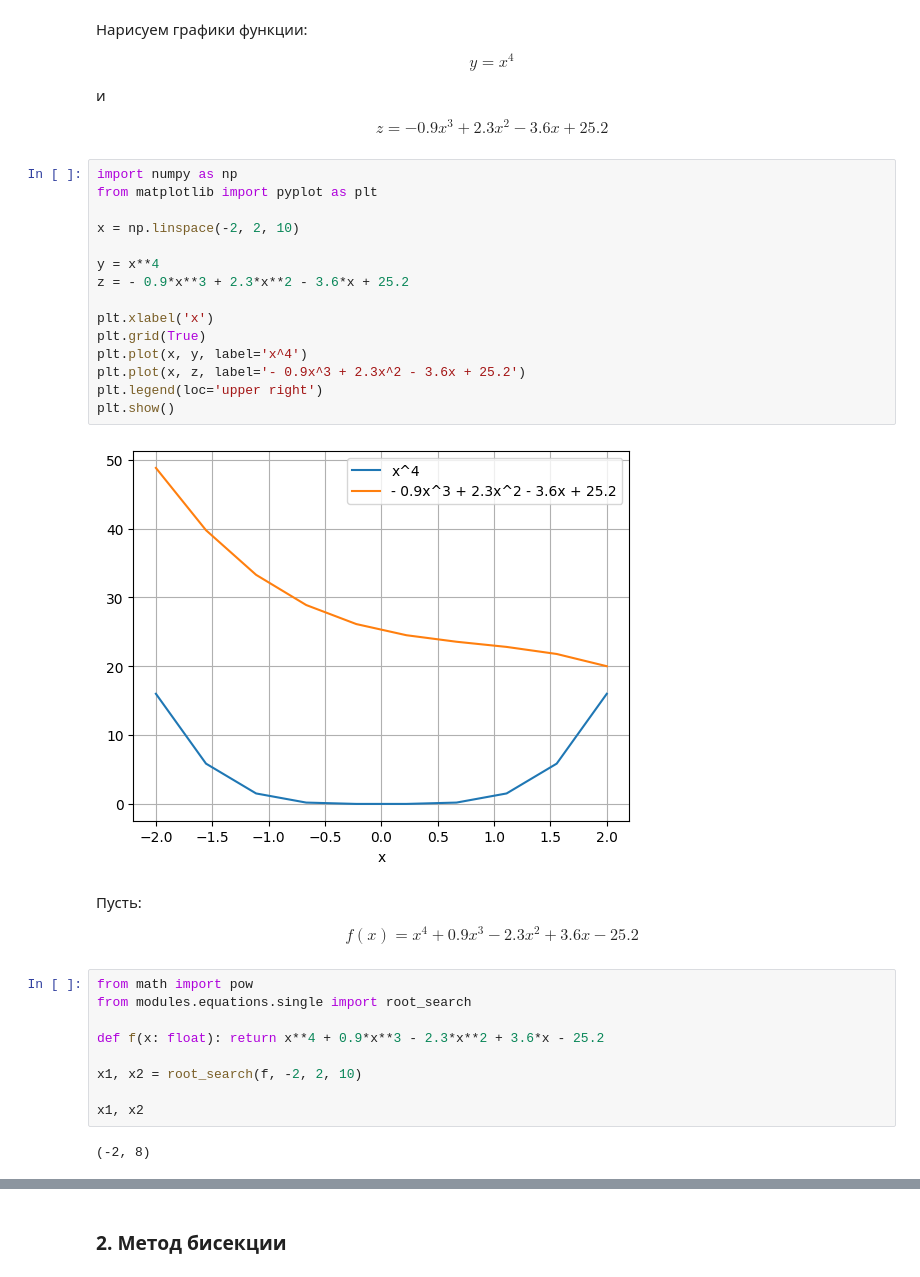
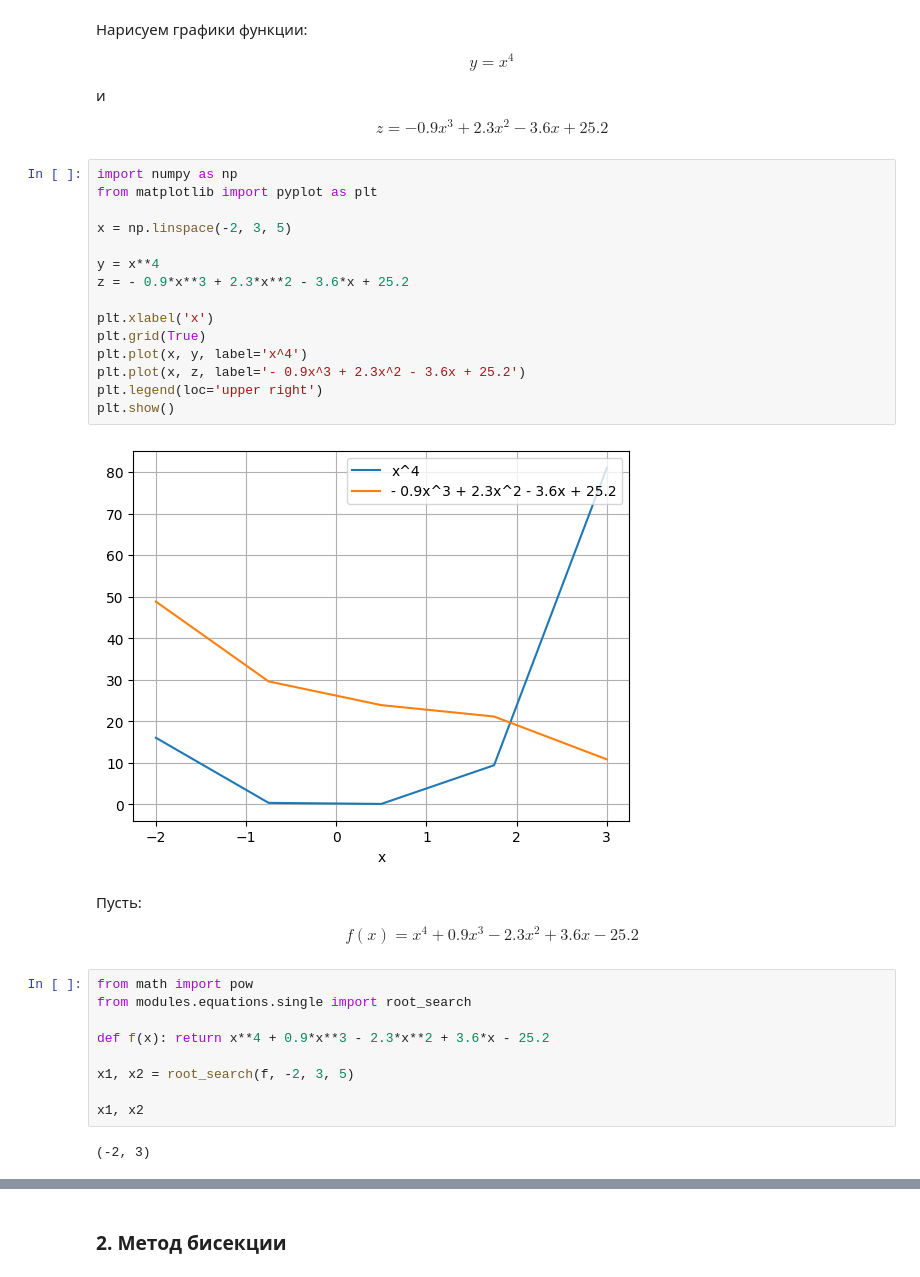
Before and after one commit to azizka85/Numerical-Methods, a Jupyter notebook: tasks/task_6-7.ipynb, the cells around one changed output, grey strips where cells are left out. Saved outputs shown, nothing was run; the diff lists cells and outputs as text.

```diff
--- a/tasks/task_6-7.ipynb
+++ b/tasks/task_6-7.ipynb
@@ -23,20 +23,20 @@ $$z = - 0.9x^3 + 2.3x^2 - 3.6x + 25.2$$
 # %%
 import numpy as np
 from matplotlib import pyplot as plt
 
-x = np.linspace(-2, 2, 10)
+x = np.linspace(-2, 3, 5)
 
 y = x**4
 z = - 0.9*x**3 + 2.3*x**2 - 3.6*x + 25.2
 
 plt.xlabel('x')
 plt.grid(True)
 plt.plot(x, y, label='x^4')
 plt.plot(x, z, label='- 0.9x^3 + 2.3x^2 - 3.6x + 25.2')
 plt.legend(loc='upper right')
 plt.show()
 # %% [output]
-[figure, old version]
+[figure, new version]
 # %% [markdown]
 Пусть:
 
@@ -45,13 +45,13 @@ $$f(x) = x^4 + 0.9x^3 - 2.3x^2 + 3.6x - 25.2$$
 from math import pow
 from modules.equations.single import root_search
 
-def f(x: float): return x**4 + 0.9*x**3 - 2.3*x**2 + 3.6*x - 25.2
+def f(x): return x**4 + 0.9*x**3 - 2.3*x**2 + 3.6*x - 25.2
 
-x1, x2 = root_search(f, -2, 2, 10)
+x1, x2 = root_search(f, -2, 3, 5)
 
 x1, x2
 # %% [output]
-(-2, 8)
+(-2, 3)
 # %%
 f(x1), f(x2)
 # %% [output]
```
Also changed, not shown: parts of 9 cells of this notebook, 1 other file.
